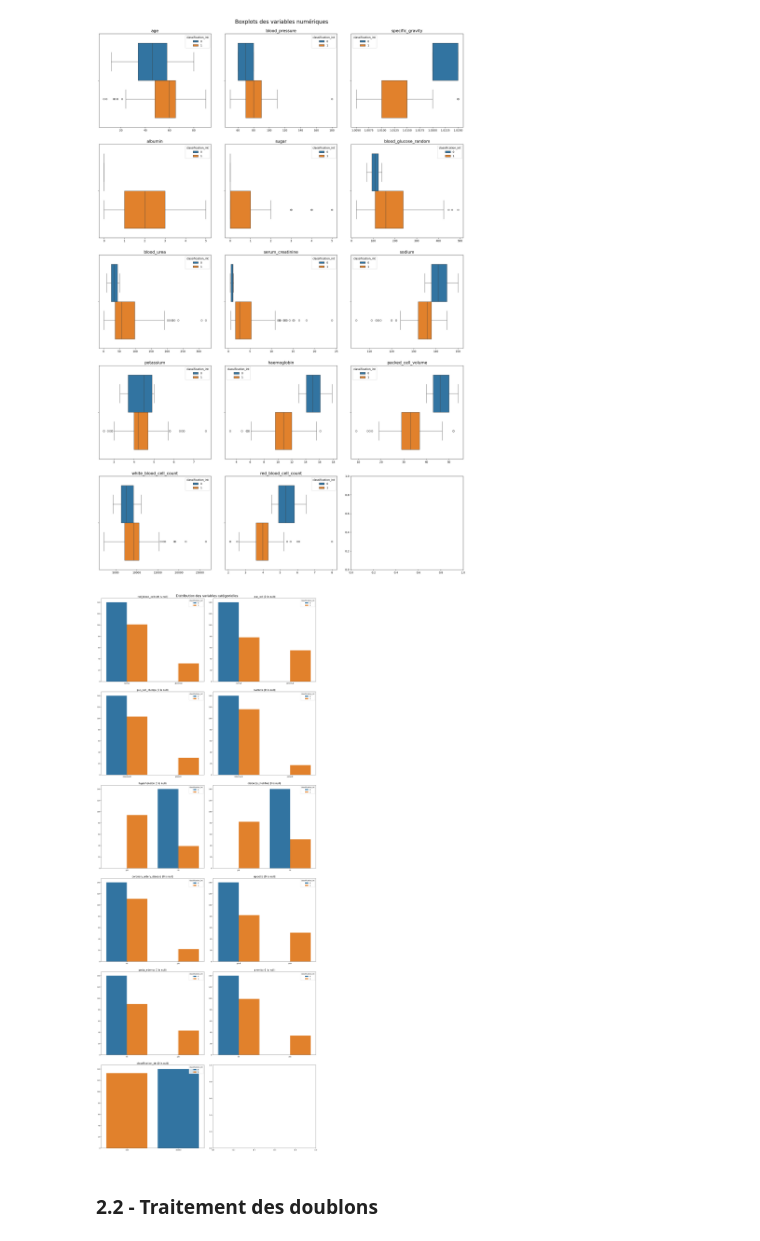
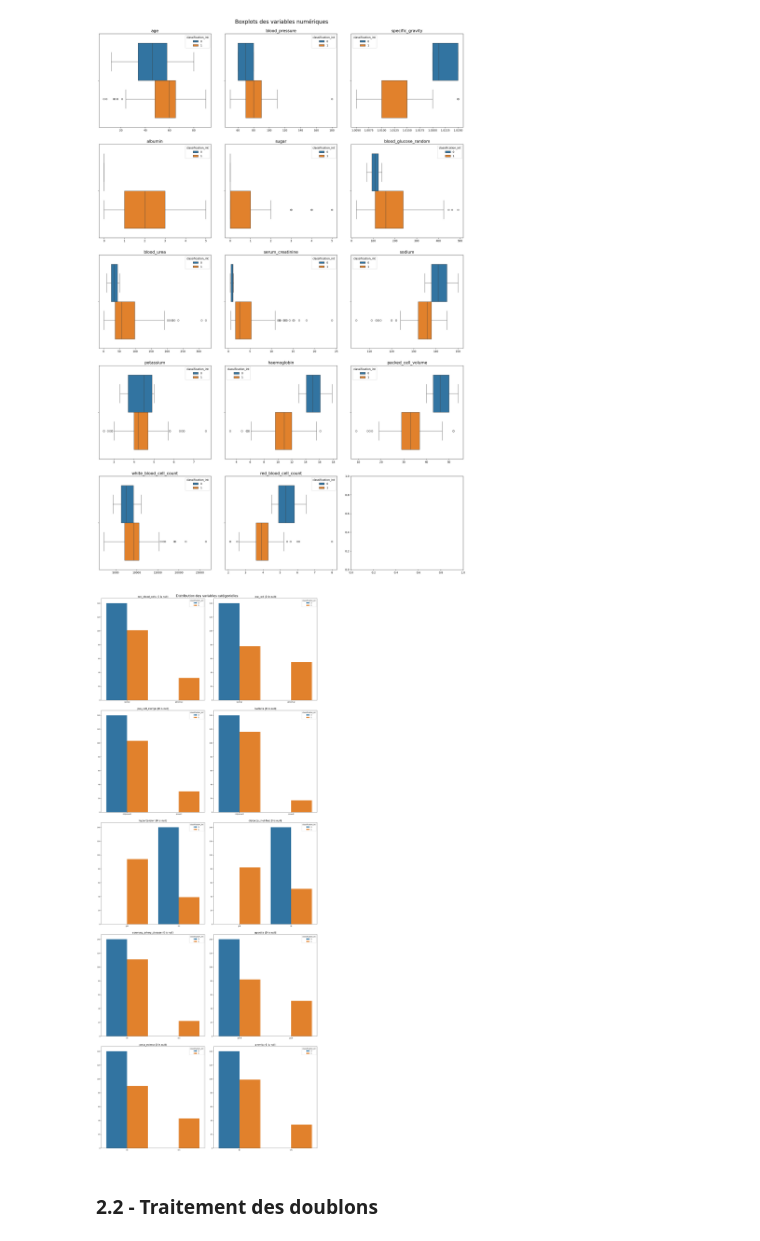
Before and after one commit to Dim2960/semiology_AI, a Jupyter notebook: mrc_folder/dataset.ipynb, the cells around one changed output. Cells and saved outputs as stored; diff of their text form; code cells hidden in the pictures.

```diff
--- a/mrc_folder/dataset.ipynb
+++ b/mrc_folder/dataset.ipynb
@@ -353,7 +419,7 @@ df_without_NaN.loc[df_without_NaN['classification_int'] == 1, 'potassium'] = df_
 # %%
-# sodium 0 mean, 1 median
+# sodium 0 median, 1 median
 # Calculate mean for 'classification_int' == 0
-mean_value = df_without_NaN.loc[df['classification_int'] == 0, 'sodium'].mean()
+mean_value = df_without_NaN.loc[df['classification_int'] == 0, 'sodium'].median()
 # Fill NaN values for 'classification_int' == 0
 df_without_NaN.loc[df_without_NaN['classification_int'] == 0, 'sodium'] = df_without_NaN.loc[df_without_NaN['classification_int'] == 0, 'sodium'].fillna(mean_value)
 # Calculate median for 'classification_int' == 1
@@ -363,7 +441,7 @@ df_without_NaN.loc[df_without_NaN['classification_int'] == 1, 'sodium'] = df_wit
 # %%
-# serum_creatinine 0 median, 1 median
+# serum_creatinine 0 mean, 1 median
 # Calculate mean for 'classification_int' == 0
-mean_value = df_without_NaN.loc[df['classification_int'] == 0, 'serum_creatinine'].median()
+mean_value = df_without_NaN.loc[df['classification_int'] == 0, 'serum_creatinine'].mean()
 # Fill NaN values for 'classification_int' == 0
 df_without_NaN.loc[df_without_NaN['classification_int'] == 0, 'serum_creatinine'] = df_without_NaN.loc[df['classification_int'] == 0, 'serum_creatinine'].fillna(mean_value)
 # Calculate median for 'classification_int' == 1
@@ -383,7 +485,7 @@ df_without_NaN.loc[df['classification_int'] == 1, 'blood_urea'] = df_without_NaN
 # %%
 # blood_glucose_random 0 mean, 1 median
 # Calculate mean for 'classification_int' == 0
-mean_value = df_without_NaN.loc[df_without_NaN['classification_int'] == 0, 'blood_glucose_random'].mean()
+mean_value = df_without_NaN.loc[df_without_NaN['classification_int'] == 0, 'blood_glucose_random'].median()
 # Fill NaN values for 'classification_int' == 0
 df_without_NaN.loc[df_without_NaN['classification_int'] == 0, 'blood_glucose_random'] = df_without_NaN.loc[df_without_NaN['classification_int'] == 0, 'blood_glucose_random'].fillna(mean_value)
 # Calculate median for 'classification_int' == 1
@@ -397,7 +511,7 @@ df_without_NaN['albumin'] = df_without_NaN['albumin'].fillna(0.0)
 # %%
 # specific_gravity 0 median, 11 median
 # Calculate median for 'classification_int' == 0
-median_value = df_without_NaN.loc[df['classification_int'] == 0, 'specific_gravity'].median()
+median_value = df_without_NaN.loc[df['classification_int'] == 0, 'specific_gravity'].mean()
 # Fill NaN values for 'classification_int' == 0
 df_without_NaN.loc[df_without_NaN['classification_int'] == 0, 'specific_gravity'] = df_without_NaN.loc[df_without_NaN['classification_int'] == 0, 'specific_gravity'].fillna(median_value)
 # Calculate median for 'classification_int' == 1
@@ -481,18 +614,18 @@ plt.show()
 [figure]
 # %%
 # Countplots to check the distribution of the data after cleaning
-fig, axes = plt.subplots(6, 2, figsize=(20, 50))
+fig, axes = plt.subplots(5, 2, figsize=(20, 50))
 fig.suptitle('Distribution des variables catégorielles', fontsize=20)
 for i, col in enumerate(cat_cols):
     sns.countplot(data=df_without_NaN, x=col, ax=axes[i//2, i%2], hue='classification_int')
     label = f'{col} ({df_without_NaN[col].isnull().sum()} is null)'
     axes[i//2, i%2].set_title(label, fontsize=15)
     axes[i//2, i%2].set_xlabel('')
     axes[i//2, i%2].set_ylabel('')
 plt.tight_layout(pad=3.0)
 plt.show()
 # %% [output]
-[figure, old version]
+[figure, new version]
 # %% [markdown]
 ### 2.2 - Traitement des doublons
 # %%
```
Also changed, not shown: parts of 53 cells of this notebook.
